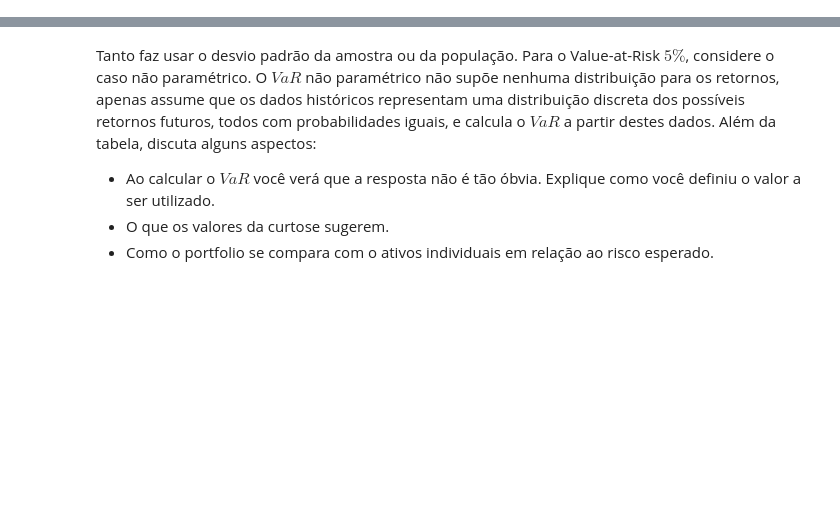
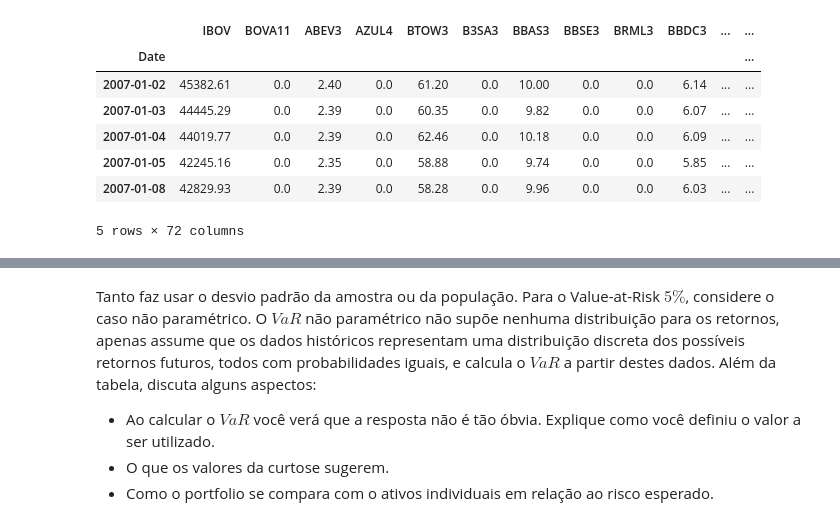
Before and after one commit to innng/quantitative-finance-and-risk-management, a Jupyter notebook: lista_1.ipynb, the cells around one changed output, grey strips where cells are left out. Drawn from its saved outputs; the diff is of its cells as text; code cells hidden in the pictures; blank space fills up the shorter version.

```diff
--- a/lista_1.ipynb
+++ b/lista_1.ipynb
@@ -54,0 +99,18 @@ Não é necessário resolver na letra **(c)** o problema de maximização, apena
+# %%
+import pandas as pd
+from datetime import datetime
+
+df = pd.read_csv("data/IBOV.csv")
+df["Date"] = pd.to_datetime(df["Date"], format="%Y%m%d")
+df = df.set_index("Date")
+
+df.head()
+# %% [output]
+|  | IBOV | BOVA11 | ABEV3 | AZUL4 | BTOW3 | B3SA3 | BBAS3 | BBSE3 | BRML3 | BBDC3 | ... | ... |
+| Date |  |  |  |  |  |  |  |  |  |  |  | ... |
+| 2007-01-02 | 45382.61 | 0.0 | 2.40 | 0.0 | 61.20 | 0.0 | 10.00 | 0.0 | 0.0 | 6.14 | ... | ... |
+| 2007-01-03 | 44445.29 | 0.0 | 2.39 | 0.0 | 60.35 | 0.0 | 9.82 | 0.0 | 0.0 | 6.07 | ... | ... |
+| 2007-01-04 | 44019.77 | 0.0 | 2.39 | 0.0 | 62.46 | 0.0 | 10.18 | 0.0 | 0.0 | 6.09 | ... | ... |
+| 2007-01-05 | 42245.16 | 0.0 | 2.35 | 0.0 | 58.88 | 0.0 | 9.74 | 0.0 | 0.0 | 5.85 | ... | ... |
+| 2007-01-08 | 42829.93 | 0.0 | 2.39 | 0.0 | 58.28 | 0.0 | 9.96 | 0.0 | 0.0 | 6.03 | ... | ... |
+5 rows × 72 columns
```
Also changed, not shown: parts of 28 cells of this notebook, 2 other files.
